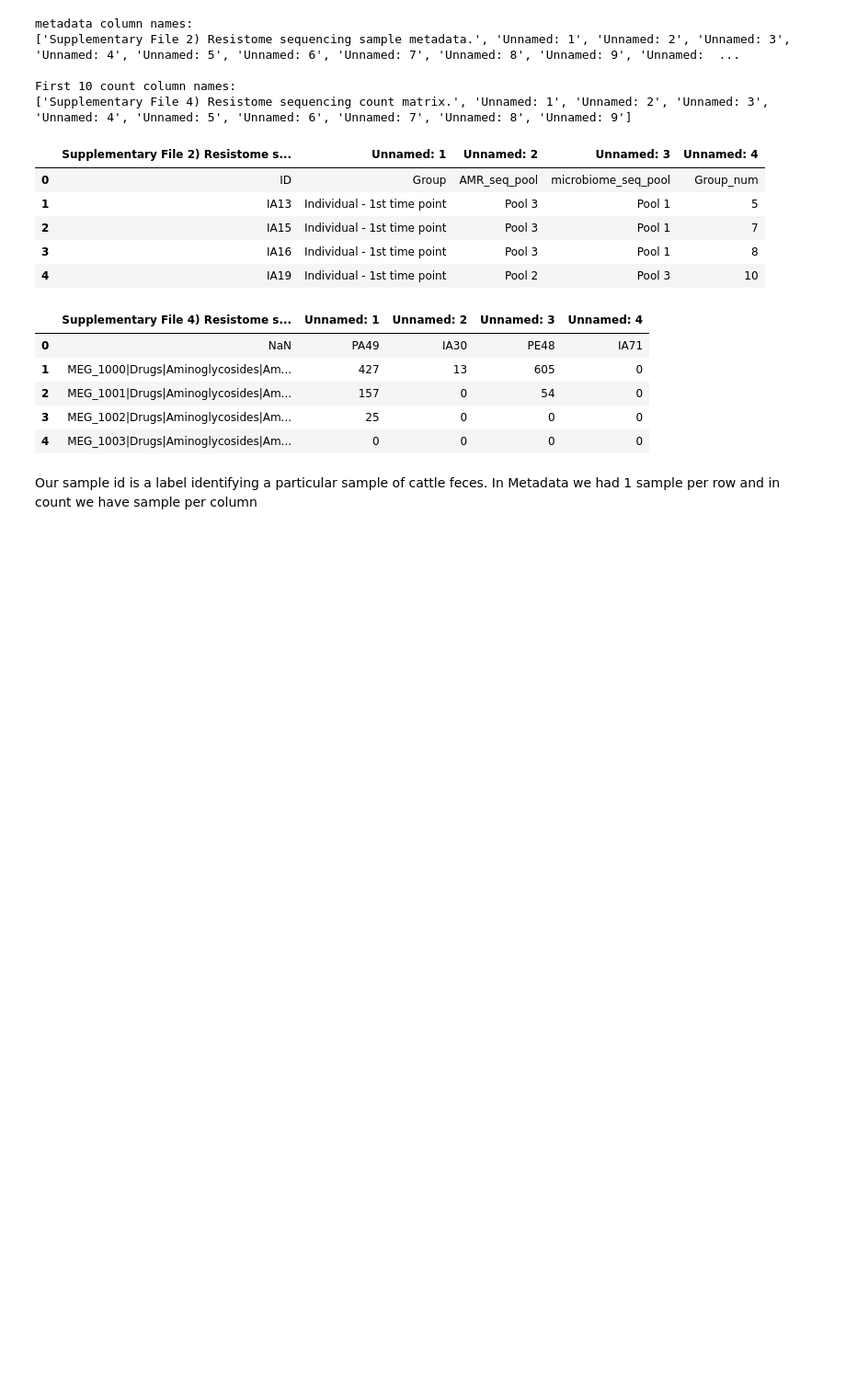
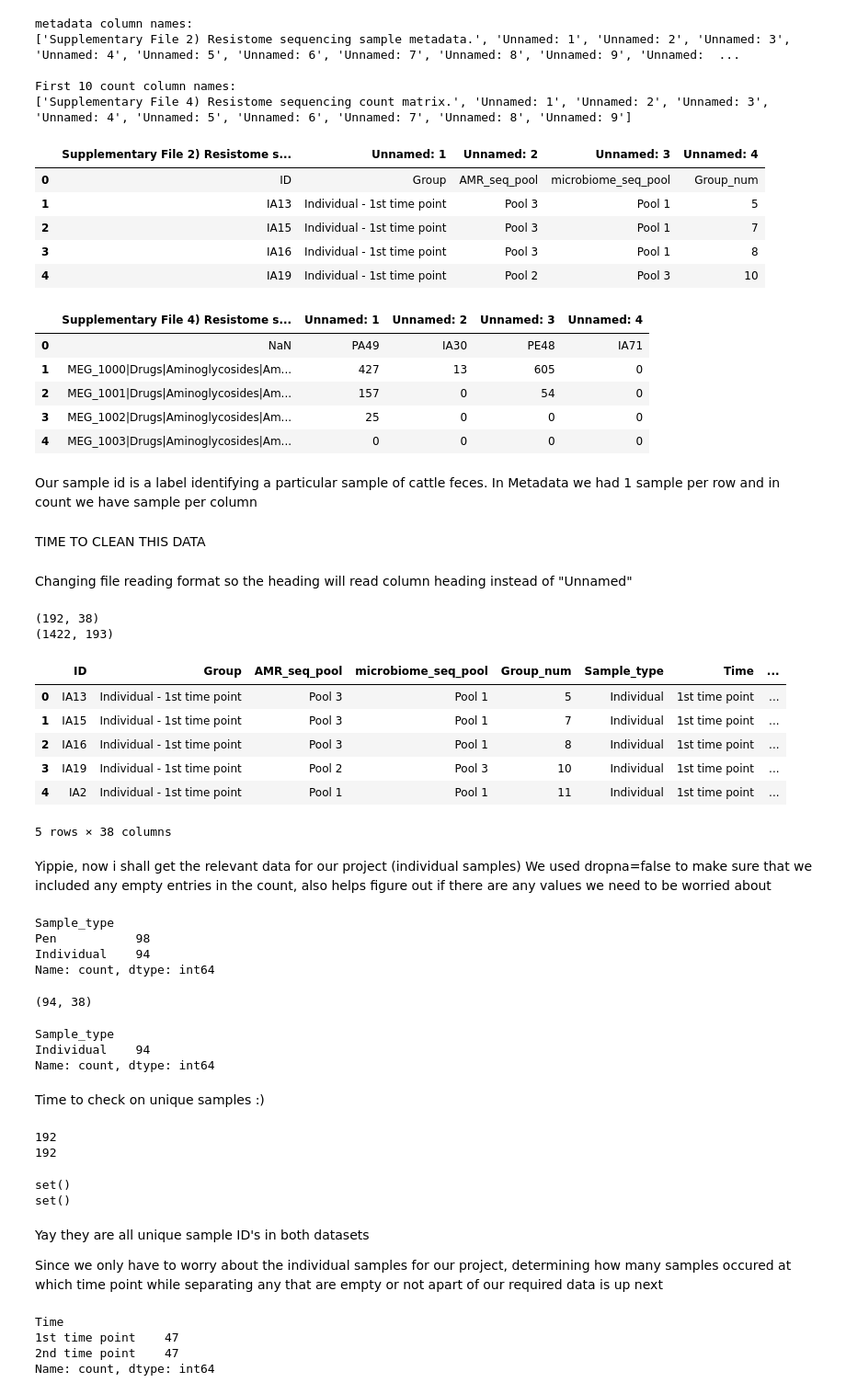
Before and after one commit to robinranaprofessional-commits/Microbiome-Analysis-for-Antimicrobial-Resistances, a Jupyter notebook: Python Notebook.ipynb, the cells around one changed output. Shown at 92% size. Saved outputs shown, nothing was run; the diff lists cells and outputs as text; code cells hidden in the pictures; blank space fills up the shorter version.

Commit message:
Sorted/Cleaned data
Not sure if this is the way that our professor would like it done, easy fix if we are told otherwise

```diff
--- a/Python Notebook.ipynb
+++ b/Python Notebook.ipynb
@@ -192,3 +192,35 @@ First 10 count column names:
 | 4 | MEG_1003|Drugs|Aminoglycosides|Am... | 0 | 0 | 0 | 0 |
 # %% [markdown]
 Our sample id is a label identifying a particular sample of cattle feces. In Metadata we had 1 sample per row and in count we have sample per column
+# %% [markdown]
+TIME TO CLEAN THIS DATA
+# %% [markdown]
+Changing file reading format so the heading will read column heading instead of "Unnamed"
+# %%
+metadata = pd.read_csv('Table_2.csv', header=1)
+count = pd.read_csv('Table_4.csv', header=1)
+# %%
+print (metadata.shape)
+print (count.shape)
+
+display(metadata.head())
+# %% [output]
+(192, 38)
+(1422, 193)
+|  | ID | Group | AMR_seq_pool | microbiome_seq_pool | Group_num | Sample_type | Time | ... |
+| 0 | IA13 | Individual - 1st time point | Pool 3 | Pool 1 | 5 | Individual | 1st time point | ... |
+| 1 | IA15 | Individual - 1st time point | Pool 3 | Pool 1 | 7 | Individual | 1st time point | ... |
+| 2 | IA16 | Individual - 1st time point | Pool 3 | Pool 1 | 8 | Individual | 1st time point | ... |
+| 3 | IA19 | Individual - 1st time point | Pool 2 | Pool 3 | 10 | Individual | 1st time point | ... |
+| 4 | IA2 | Individual - 1st time point | Pool 1 | Pool 1 | 11 | Individual | 1st time point | ... |
+5 rows × 38 columns
+# %% [markdown]
+Yippie, now i shall get the relevant data for our project (individual samples)
+We used dropna=false to make sure that we included any empty entries in the count, also helps figure out if there are any values we need to be worried about
+# %%
+metadata["Sample_type"].value_counts(dropna=False)
+# %% [output]
+Sample_type
+Pen           98
+Individual    94
+Name: count, dtype: int64
@@ -194,0 +229,39 @@ Our sample id is a label identifying a particular sample of cattle feces. In Met
+# %%
+print(individual_samples.shape)
+individual_samples["Sample_type"].value_counts(dropna=False)
+# %% [output]
+(94, 38)
+Sample_type
+Individual    94
+Name: count, dtype: int64
+# %% [markdown]
+Time to check on unique samples :)
+# %%
+metadata_ids = set(metadata["ID"])
+count_ids = set(count.columns[1:])
+
+print(len(metadata_ids))
+print(len(count_ids))
+# %% [output]
+192
+192
+# %%
+missing_in_metadata = metadata_ids - count_ids
+missing_in_count = count_ids - metadata_ids
+
+print(missing_in_metadata)
+print(missing_in_count)
+# %% [output]
+set()
+set()
+# %% [markdown]
+Yay they are all unique sample ID's in both datasets
+
+Since we only have to worry about the individual samples for our project, determining how many samples occured at which time point while separating any that are empty or not apart of our required data is up next
+# %%
+individual_samples["Time"].value_counts(dropna=False)
+# %% [output]
+Time
+1st time point    47
+2nd time point    47
+Name: count, dtype: int64
```
Also changed, not shown: parts of 13 cells of this notebook.
